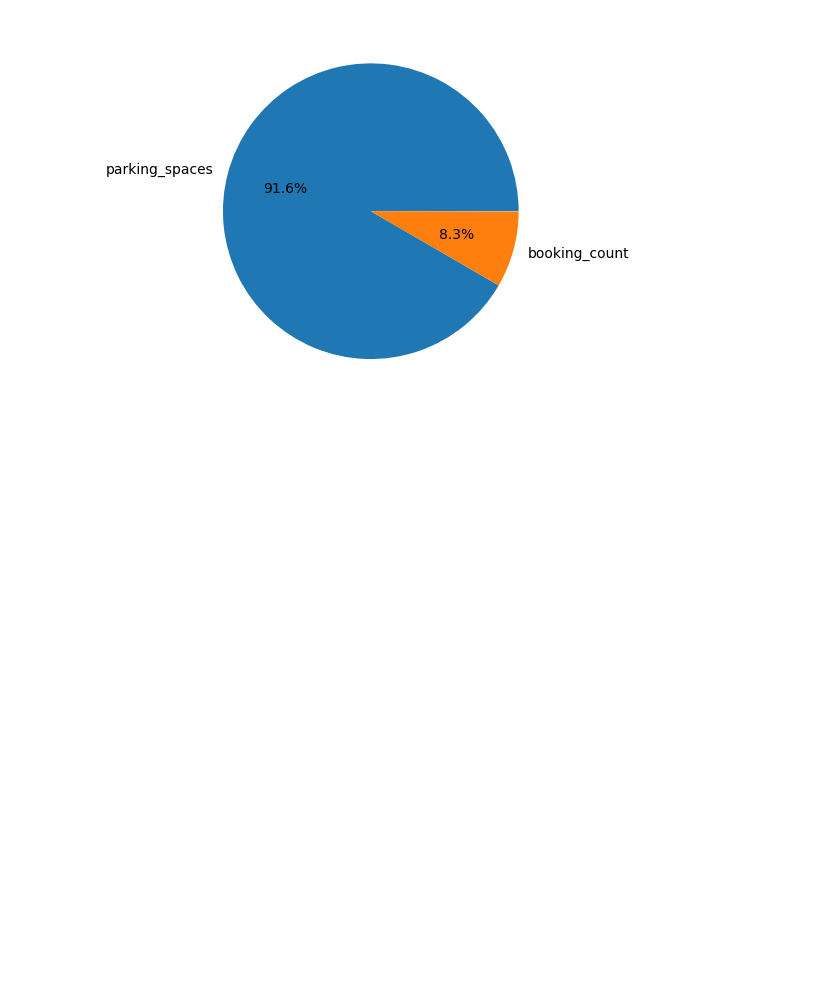
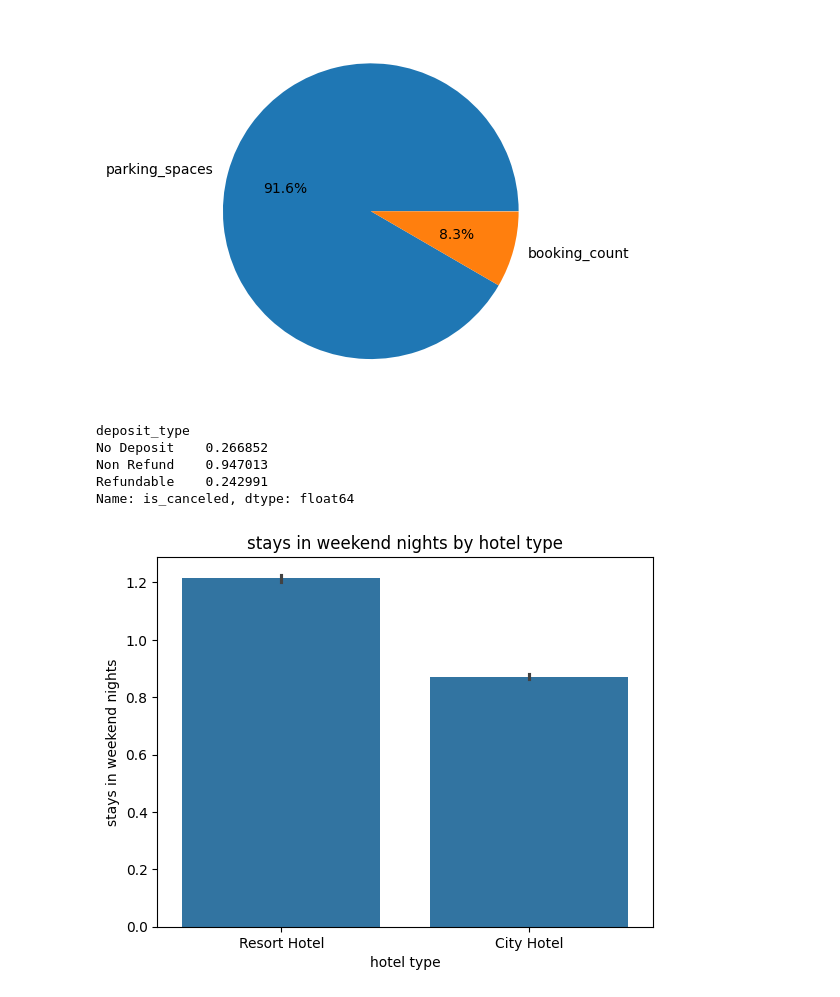
Before and after one commit to mayurimamdi/HotelBookingSystem, a Jupyter notebook: notebooks/01_eda.ipynb, the cells around one changed output. Saved outputs shown, nothing was run; the diff lists cells and outputs as text; code cells hidden in the pictures; blank space fills up the shorter version.

```diff
--- a/notebooks/01_eda.ipynb
+++ b/notebooks/01_eda.ipynb
@@ -682,3 +682,19 @@ plt.pie(df['required_car_parking_spaces'].value_counts(), labels=parking_counts,
  [Text(-0.5793872361758838, 0.15591802511727315, '91.6%'),
   Text(0.5792018655735077, -0.15660523272281884, '8.3%')])
 [figure]
+# %%
+df.groupby('deposit_type')['is_canceled'].mean()
+# %% [output]
+deposit_type
+No Deposit    0.266852
+Non Refund    0.947013
+Refundable    0.242991
+Name: is_canceled, dtype: float64
+# %%
+sns.barplot(x='hotel',y='stays_in_weekend_nights',data=df)
+plt.title("stays in weekend nights by hotel type")
+plt.xlabel("hotel type")
+plt.ylabel("stays in weekend nights")
+plt.show()
+# %% [output]
+[figure, added]
```
Also changed, not shown: parts of 6 cells of this notebook, 1 other file.
